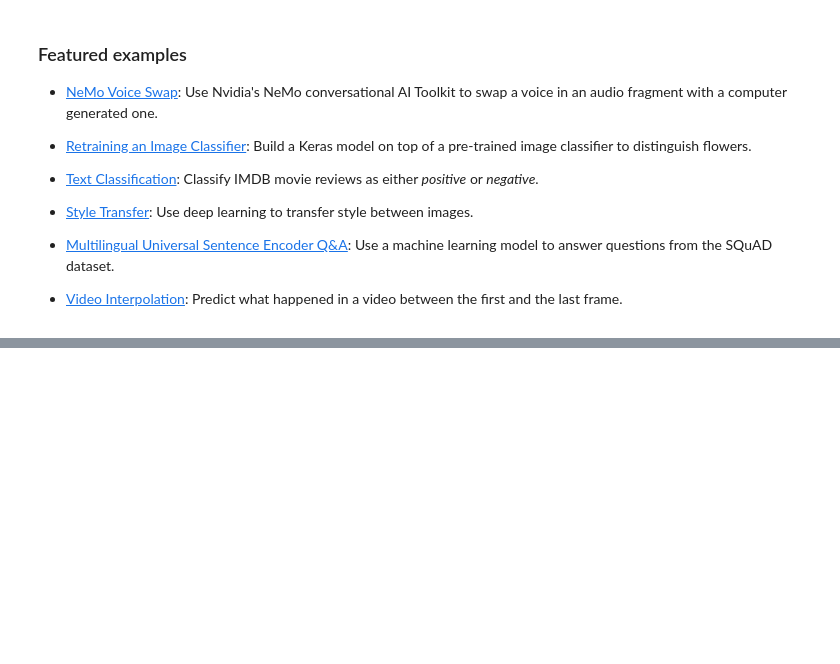
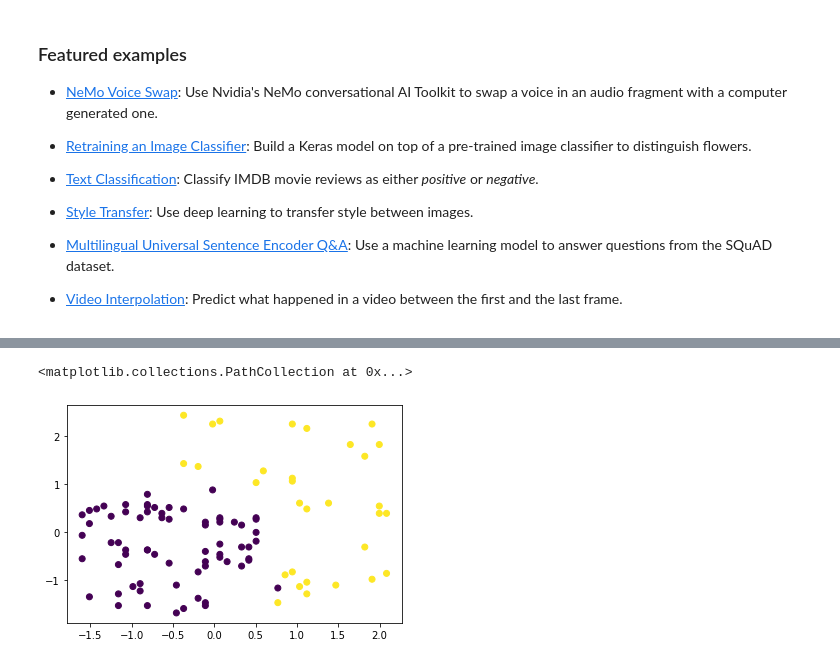
Before and after one commit to Er-Sonu/Sonu, a Jupyter notebook: Welcome_To_Colaboratory.ipynb, the cells around one changed output, grey strips where cells are left out. Cells and saved outputs as stored; diff of their text form; code cells hidden in the pictures; blank space fills up the shorter version.

```diff
--- a/Welcome_To_Colaboratory.ipynb
+++ b/Welcome_To_Colaboratory.ipynb
@@ -148,0 +355,4 @@ X_train,X_test,y_train,y_test = train_test_split(X,y,test_size=.25,random_state=
+# %%
+gnb = GaussianNB()
+# %%
+gnb.fit(X_train,y_train)
@@ -149,3 +361,5 @@ X_train,X_test,y_train,y_test = train_test_split(X,y,test_size=.25,random_state=
+# %%
+y_pred = gnb.predict(X_test)
 # %%
 y_pred
 # %% [output]
@@ -164,0 +404,8 @@ Accuracy 1.0
+# %%
+x = X_test[:,0]
+y = X_test[:,1]
+c = y_pred
+plt.scatter(x,y, c=c)
+# %% [output]
+<matplotlib.collections.PathCollection at 0x...>
+[figure, added]
```
Also changed, not shown: parts of 42 cells of this notebook.
